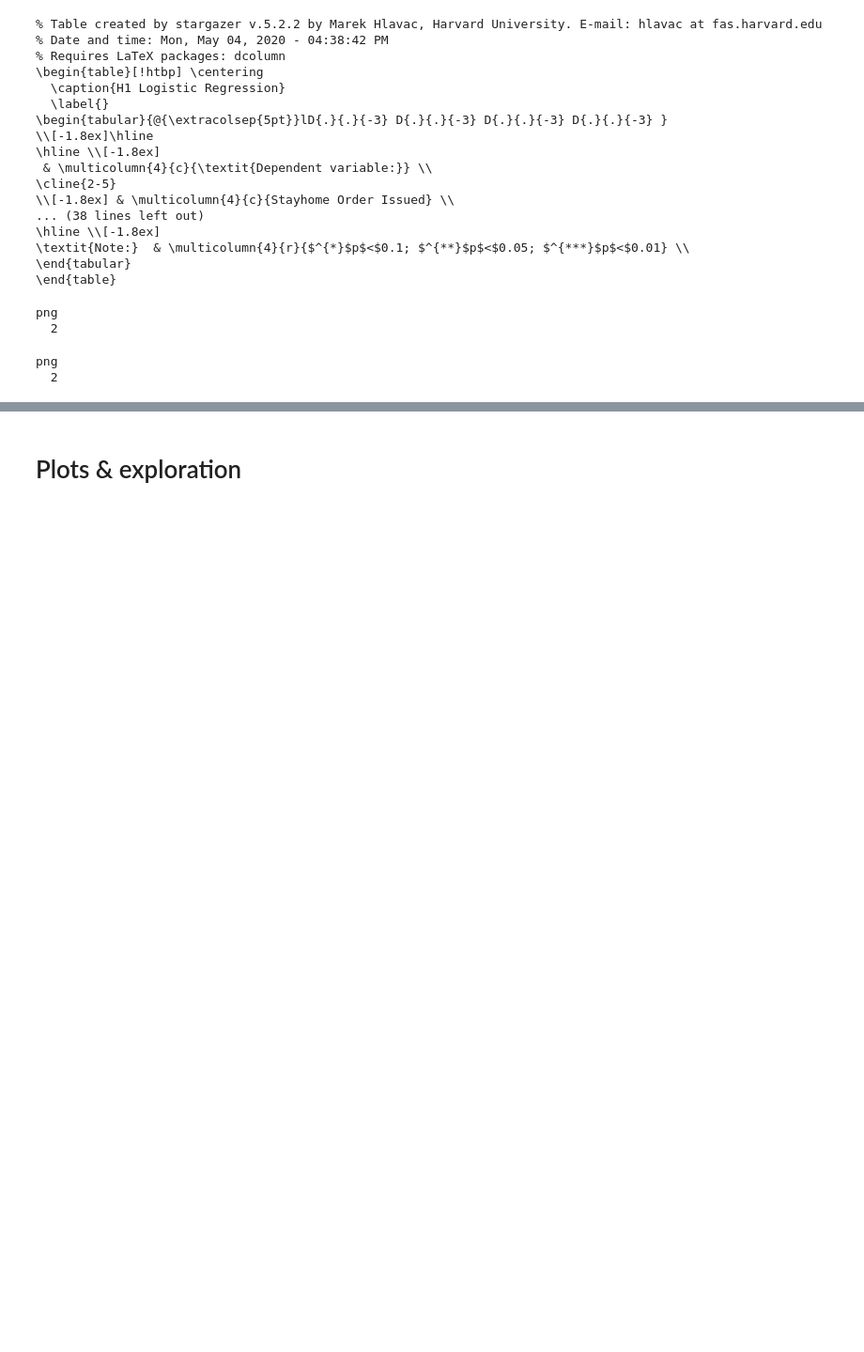
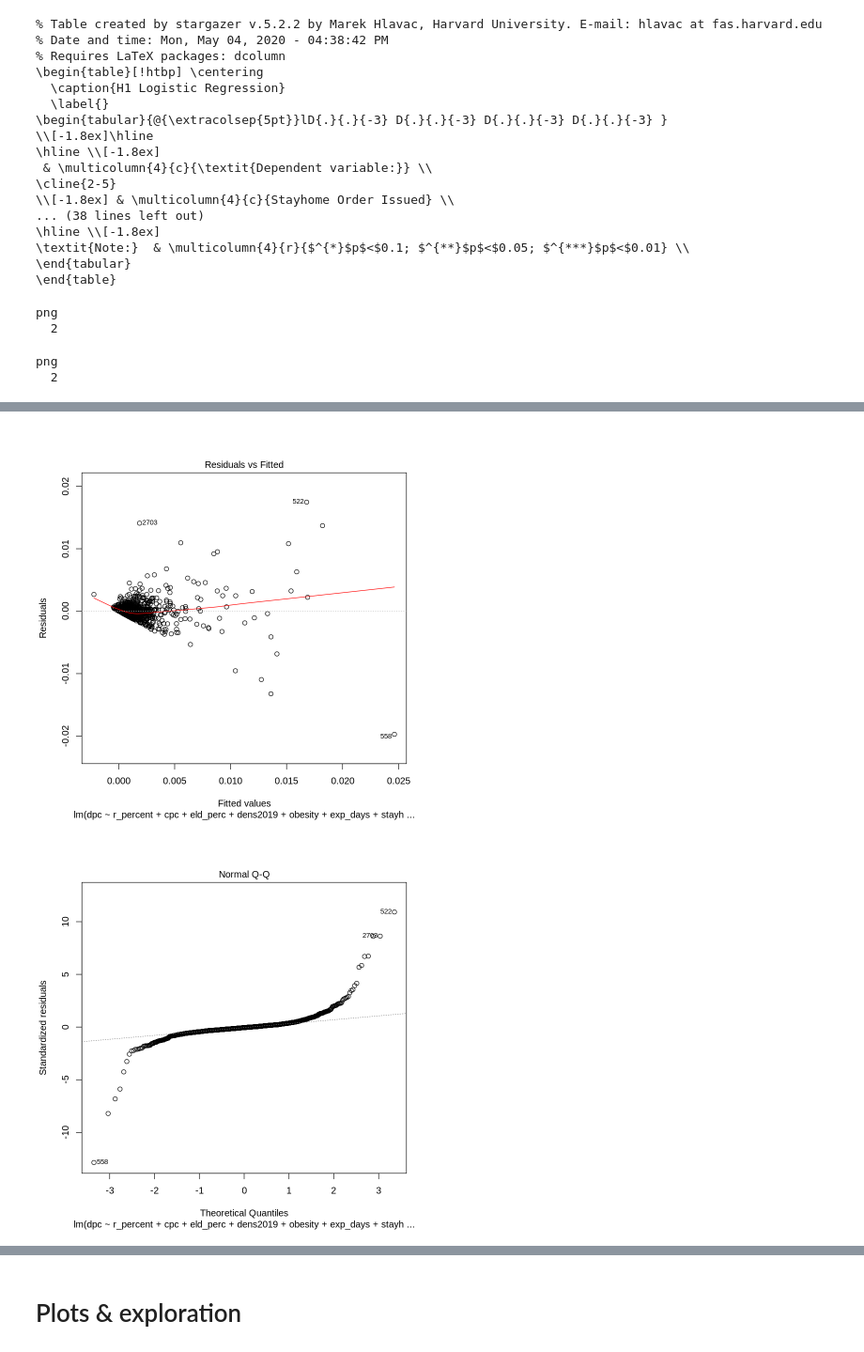
Before and after one commit to MLBurnham/503_covid, a Jupyter notebook: analysis.ipynb, the cells around one changed output, grey strips where cells are left out. Shown at 94% size. Drawn from its saved outputs; the diff is of its cells as text; code cells hidden in the pictures; blank space fills up the shorter version.

```diff
--- a/analysis.ipynb
+++ b/analysis.ipynb
@@ -659,0 +553,6 @@ png
+# %%
+# Model 5A
+d1a <- lm(dpc ~ r_percent + cpc + eld_perc + dens2019 + obesity + exp_days + stayhome_issued + since_first,  data = df[df$deaths >= 1,])
+summary(d1a)
+
+vif(d1a)
@@ -659,0 +581,5 @@ png
+# %%
+plot(d1a)
+# %% [output]
+[figure, added]
+[figure, added]
```
Also changed, not shown: parts of 58 cells of this notebook, 9 other files.
